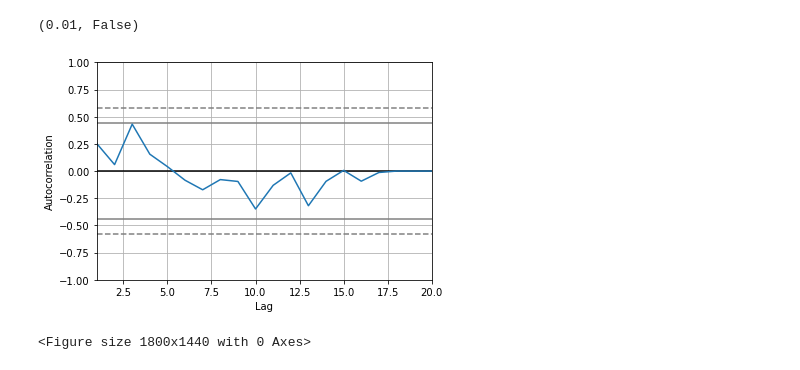
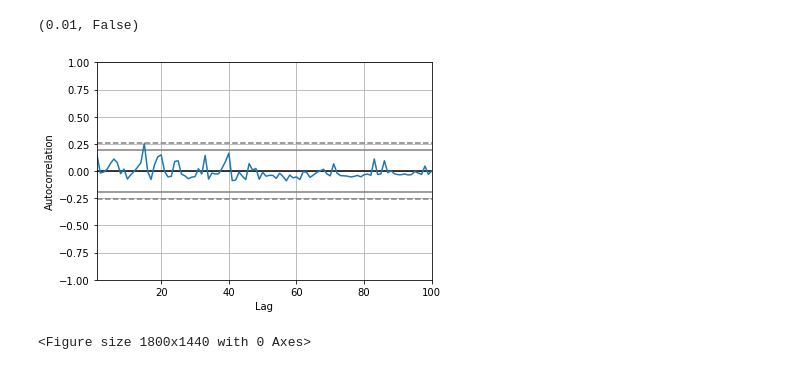
Before and after one commit to ddlandim/DS-BirminghamCardTransactions, a Jupyter notebook: notebooks/BirminghamCC_PurchaseCardTransactions.ipynb, the cells around one changed output. Drawn from its saved outputs; the diff is of its cells as text; code cells hidden in the pictures.

```diff
--- a/notebooks/BirminghamCC_PurchaseCardTransactions.ipynb
+++ b/notebooks/BirminghamCC_PurchaseCardTransactions.ipynb
@@ -132,0 +171,3 @@ print(file_list)
+# %%
+print(os.listdir())
+files_list = os.listdir()
@@ -300,5 +343,5 @@ df2015
 ### 2016
 January to December
 # %%
-df2016 = xlsDataImport(file_list,"2016")
+df2016 = xlsDataImport(files_list,"2016")
 # %% [output]
@@ -1023,7 +1187,5 @@ anomaly['ORIGINAL GROSS AMT'].plot()
 # splitting training set and test test ona 70%:30% basis from the normal dataset extracted from oncsvm anomaly detection
 normal_original_gross_amt = normal['ORIGINAL GROSS AMT']
 
-train_set = normal.iloc[0:int(len(normal)*0.7),1]
-train_set.index = pd.DatetimeIndex(train_set.index).to_period('D')
-test_set = normal.iloc[int(len(normal)*0.3)+1:len(normal),1]
-test_set.index = pd.DatetimeIndex(test_set.index).to_period('D')
+train_set = normal['2016-01' : '2016-09']
+test_set = normal['2016-09' : ]
@@ -1081,9 +1253,9 @@ adf_test.should_diff(train_set)
 (0.01, False)
 # %%
 # Forecasting using the ARIMA model
-autocorrelation_plot(train_set[0:20])
+autocorrelation_plot(train_set['ORIGINAL GROSS AMT'][0:100])
 plt.figure(figsize=(25,20))
 plt.show()
 # %% [output]
-[figure, old version]
+[figure, new version]
 <Figure size 1800x1440 with 0 Axes>
```
Also changed, not shown: parts of 66 cells of this notebook, 2 other files.
